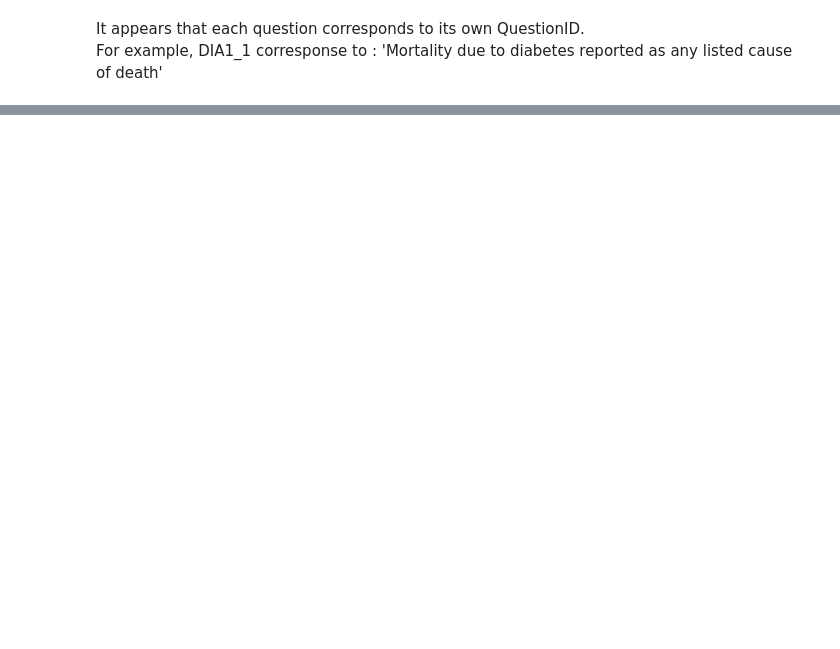
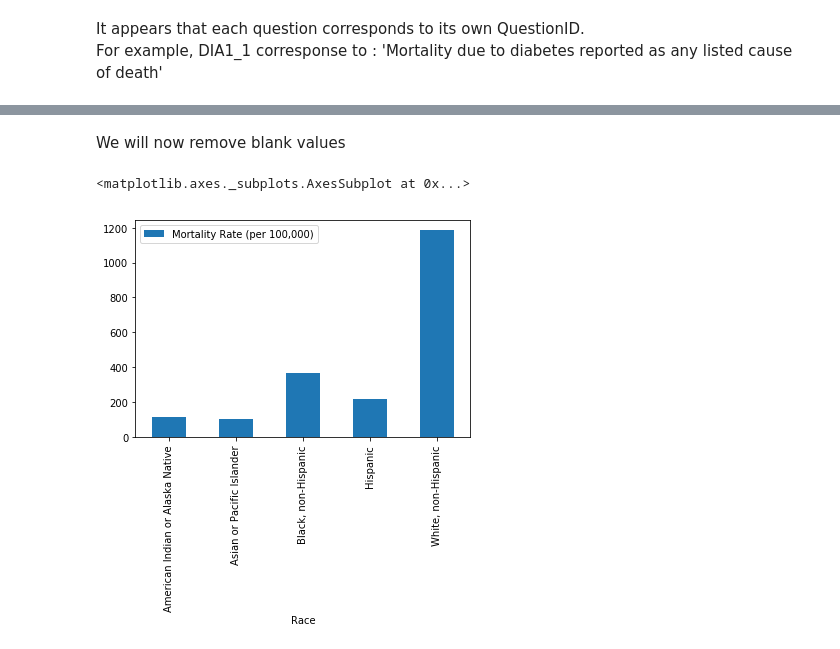
Before and after one commit to chinkevin/DataHacks2020, a Jupyter notebook: DataHacks2020-Science Track.ipynb, the cells around one changed output, grey strips where cells are left out. Drawn from its saved outputs; the diff is of its cells as text; code cells hidden in the pictures; blank space fills up the shorter version.

```diff
--- a/DataHacks2020-Science Track.ipynb
+++ b/DataHacks2020-Science Track.ipynb
@@ -275,0 +310,6 @@ For example, DIA1_1 corresponse to : 'Mortality due to diabetes reported as any
+# %%
+diab_race_mortality = diabetes.loc[
+    (diabetes.QuestionID=='DIA1_1') &
+    (diabetes.StratificationCategoryID1=='RACE')
+]
+diab_race_mortality.head(2)
@@ -275,0 +323,5 @@ For example, DIA1_1 corresponse to : 'Mortality due to diabetes reported as any
+# %%
+# select the stratification and datavalue columns, then rename them
+diab_race_mortality = diab_race_mortality[['Stratification1', 'DataValue']].rename(
+    columns={'Stratification1':'Race', 'DataValue':'Mortality Rate (per 100,000)'}
+)
@@ -275,0 +337,13 @@ For example, DIA1_1 corresponse to : 'Mortality due to diabetes reported as any
+# %% [markdown]
+We will now remove blank values
+# %%
+# strips whitespaces and removes blanks
+diab_race_mortality = diab_race_mortality[(diab_race_mortality['Mortality Rate (per 100,000)'].str.strip() != '')]
+# %%
+# currently, Mortality Rate is a string, so convert it to a float
+diab_race_mortality = diab_race_mortality.astype({'Mortality Rate (per 100,000)': 'float64'})
+# %%
+diab_race_mortality.groupby('Race').mean().plot.bar()
+# %% [output]
+<matplotlib.axes._subplots.AxesSubplot at 0x...>
+[figure, added]
```
Also changed, not shown: parts of 20 cells of this notebook.
